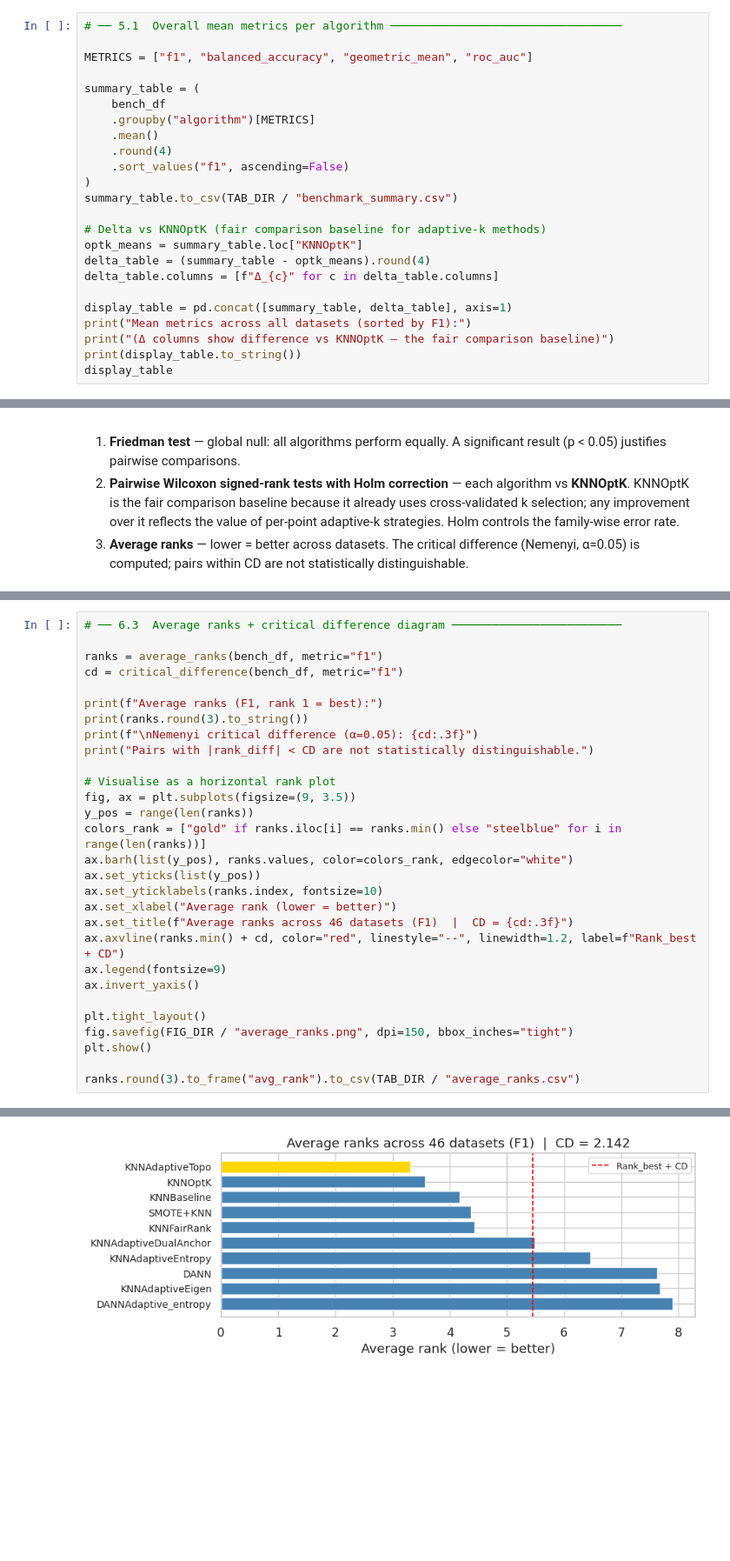
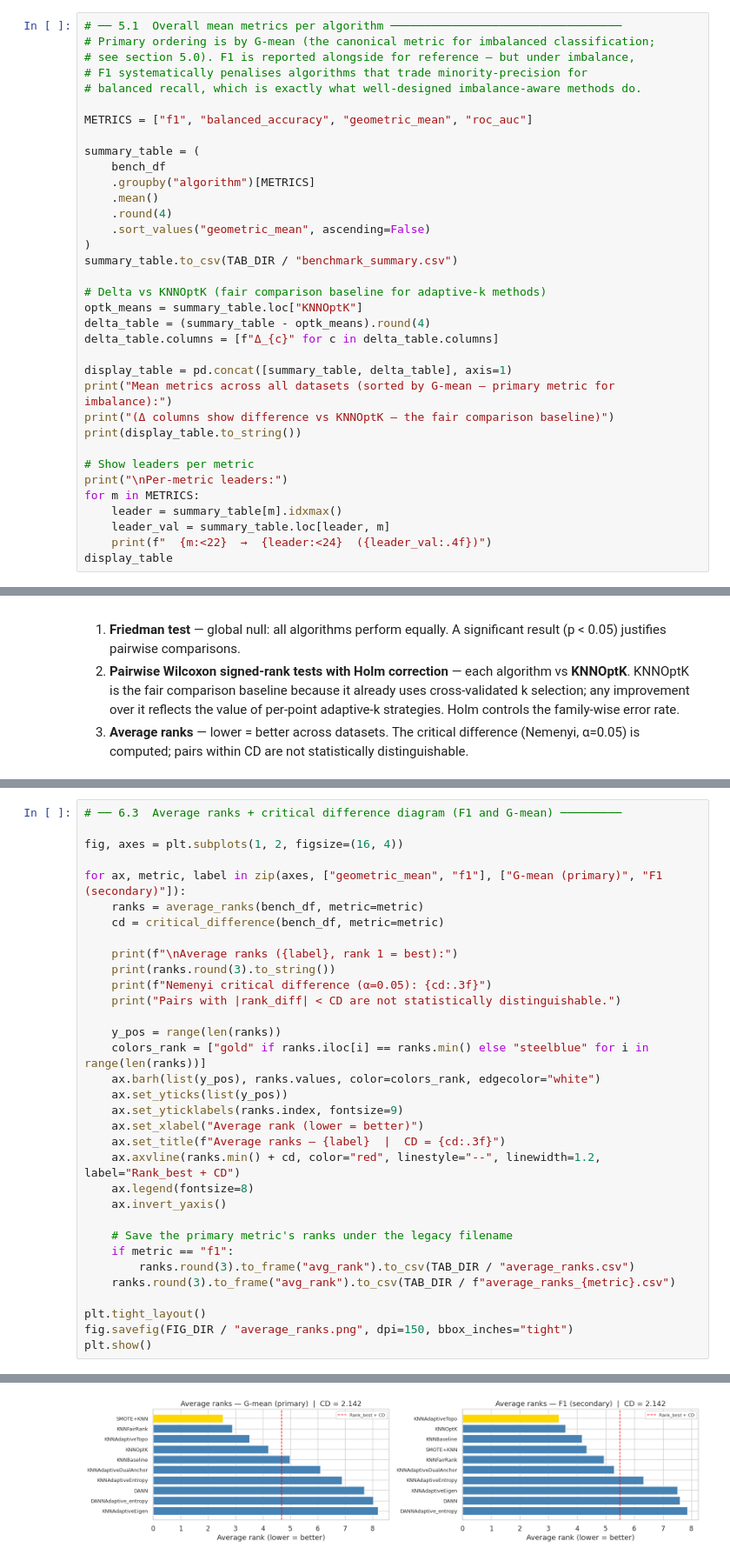
Before and after one commit to zepaulo333/knn_classimbalance, a Jupyter notebook: notebooks/analysis.ipynb, the cells around one changed output, grey strips where cells are left out. Shown at 87% size. Saved outputs shown, nothing was run; the diff lists cells and outputs as text; blank space fills up the shorter version.

```diff
--- a/notebooks/analysis.ipynb
+++ b/notebooks/analysis.ipynb
@@ -987,5 +1104,9 @@ Remaining: 40 datasets
 # %%
 # ── 5.1  Overall mean metrics per algorithm ──────────────────────────────────
+# Primary ordering is by G-mean (the canonical metric for imbalanced classification;
+# see section 5.0). F1 is reported alongside for reference — but under imbalance,
+# F1 systematically penalises algorithms that trade minority-precision for
+# balanced recall, which is exactly what well-designed imbalance-aware methods do.
 
 METRICS = ["f1", "balanced_accuracy", "geometric_mean", "roc_auc"]
 
@@ -994,7 +1115,7 @@ summary_table = (
     .groupby("algorithm")[METRICS]
     .mean()
     .round(4)
-    .sort_values("f1", ascending=False)
+    .sort_values("geometric_mean", ascending=False)
 )
 summary_table.to_csv(TAB_DIR / "benchmark_summary.csv")
 
@@ -1004,8 +1125,15 @@ delta_table = (summary_table - optk_means).round(4)
 delta_table.columns = [f"Δ_{c}" for c in delta_table.columns]
 
 display_table = pd.concat([summary_table, delta_table], axis=1)
-print("Mean metrics across all datasets (sorted by F1):")
+print("Mean metrics across all datasets (sorted by G-mean — primary metric for imbalance):")
 print("(Δ columns show difference vs KNNOptK — the fair comparison baseline)")
 print(display_table.to_string())
+
+# Show leaders per metric
+print("\nPer-metric leaders:")
+for m in METRICS:
+    leader = summary_table[m].idxmax()
+    leader_val = summary_table.loc[leader, m]
+    print(f"  {m:<22}  →  {leader:<24}  ({leader_val:.4f})")
 display_table
 # %% [output]
@@ -1330,32 +1495,36 @@ KNNAdaptiveDualAnchor      179.0 9.257805e-03     0.046289         True
   DANNAdaptive_entropy: mean Δ=-0.2728 → WORSE than KNNOptK (p_corrected=0.0000)
   KNNAdaptiveDualAnchor: mean Δ=-0.0193 → WORSE than KNNOptK (p_corrected=0.0463)
 # %%
-# ── 6.3  Average ranks + critical difference diagram ─────────────────────────
+# ── 6.3  Average ranks + critical difference diagram (F1 and G-mean) ─────────
 
-ranks = average_ranks(bench_df, metric="f1")
-cd = critical_difference(bench_df, metric="f1")
+fig, axes = plt.subplots(1, 2, figsize=(16, 4))
 
-print(f"Average ranks (F1, rank 1 = best):")
-print(ranks.round(3).to_string())
-print(f"\nNemenyi critical difference (α=0.05): {cd:.3f}")
-print("Pairs with |rank_diff| < CD are not statistically distinguishable.")
+for ax, metric, label in zip(axes, ["geometric_mean", "f1"], ["G-mean (primary)", "F1 (secondary)"]):
+    ranks = average_ranks(bench_df, metric=metric)
+    cd = critical_difference(bench_df, metric=metric)
 
-# Visualise as a horizontal rank plot
-fig, ax = plt.subplots(figsize=(9, 3.5))
-y_pos = range(len(ranks))
-colors_rank = ["gold" if ranks.iloc[i] == ranks.min() else "steelblue" for i in range(len(ranks))]
-ax.barh(list(y_pos), ranks.values, color=colors_rank, edgecolor="white")
-ax.set_yticks(list(y_pos))
-ax.set_yticklabels(ranks.index, fontsize=10)
-ax.set_xlabel("Average rank (lower = better)")
-ax.set_title(f"Average ranks across 46 datasets (F1)  |  CD = {cd:.3f}")
-ax.axvline(ranks.min() + cd, color="red", linestyle="--", linewidth=1.2, label=f"Rank_best + CD")
-ax.legend(fontsize=9)
-ax.invert_yaxis()
+    print(f"\nAverage ranks ({label}, rank 1 = best):")
+    print(ranks.round(3).to_string())
+    print(f"Nemenyi critical difference (α=0.05): {cd:.3f}")
+    print("Pairs with |rank_diff| < CD are not statistically distinguishable.")
+
+    y_pos = range(len(ranks))
+    colors_rank = ["gold" if ranks.iloc[i] == ranks.min() else "steelblue" for i in range(len(ranks))]
+    ax.barh(list(y_pos), ranks.values, color=colors_rank, edgecolor="white")
+    ax.set_yticks(list(y_pos))
+    ax.set_yticklabels(ranks.index, fontsize=9)
+    ax.set_xlabel("Average rank (lower = better)")
+    ax.set_title(f"Average ranks — {label}  |  CD = {cd:.3f}")
+    ax.axvline(ranks.min() + cd, color="red", linestyle="--", linewidth=1.2, label="Rank_best + CD")
+    ax.legend(fontsize=8)
+    ax.invert_yaxis()
+
+    # Save the primary metric's ranks under the legacy filename
+    if metric == "f1":
+        ranks.round(3).to_frame("avg_rank").to_csv(TAB_DIR / "average_ranks.csv")
+    ranks.round(3).to_frame("avg_rank").to_csv(TAB_DIR / f"average_ranks_{metric}.csv")
 
 plt.tight_layout()
 fig.savefig(FIG_DIR / "average_ranks.png", dpi=150, bbox_inches="tight")
 plt.show()
-
-ranks.round(3).to_frame("avg_rank").to_csv(TAB_DIR / "average_ranks.csv")
 # %% [output]
@@ -1375,6 +1546,6 @@ DANNAdaptive_entropy     7.900
 Nemenyi critical difference (α=0.05): 2.142
 Pairs with |rank_diff| < CD are not statistically distinguishable.
-[figure, old version]
+[figure, new version]
 # %% [markdown]
 ---
 ## 7. Conclusions
```
Also changed, not shown: parts of 16 cells of this notebook, 18 other files.
